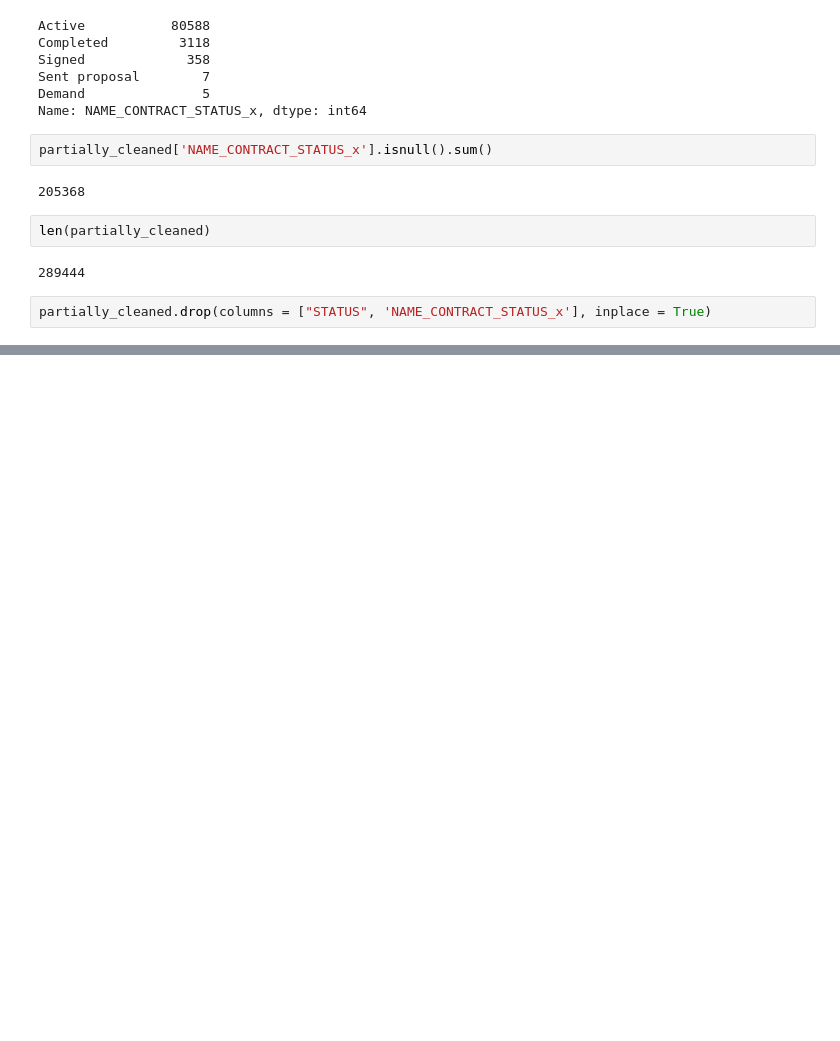
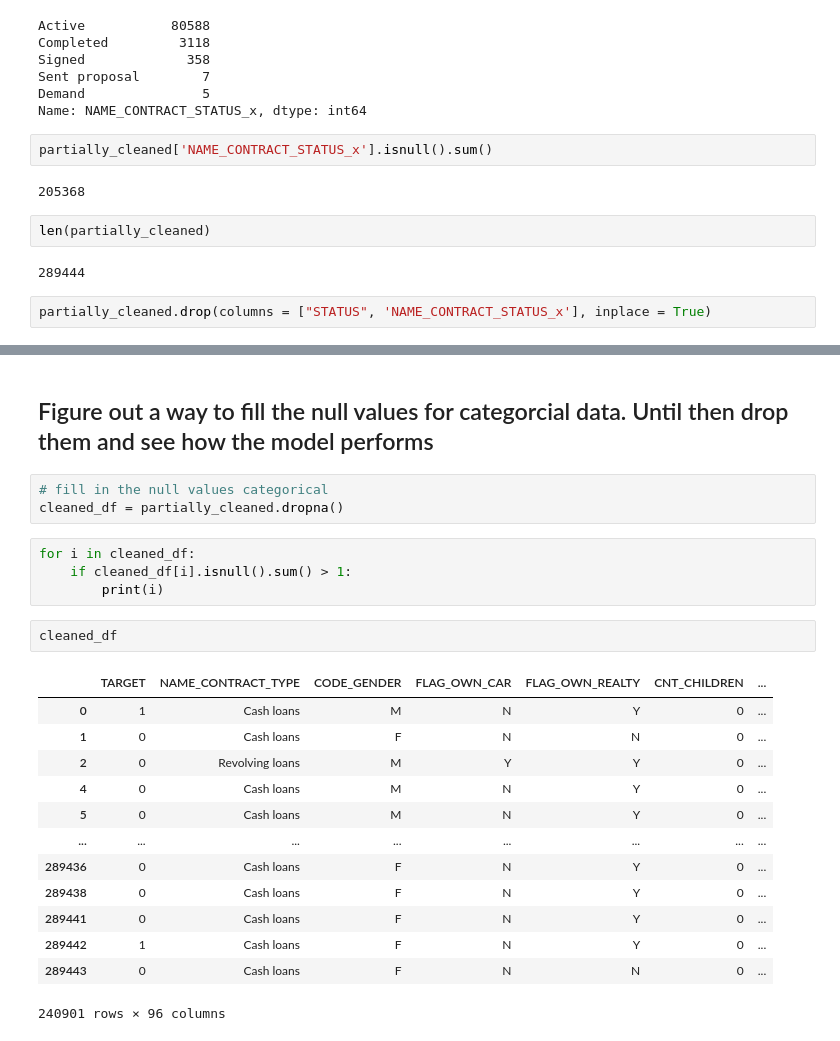
Before and after one commit to justinm329/Home_Credit_Risk, a Jupyter notebook: Credit_Risk.ipynb, the cells around one changed output, grey strips where cells are left out. Cells and saved outputs as stored; diff of their text form; blank space fills up the shorter version.

```diff
--- a/Credit_Risk.ipynb
+++ b/Credit_Risk.ipynb
@@ -1037,0 +1108,25 @@ partially_cleaned.drop(columns = ["STATUS", 'NAME_CONTRACT_STATUS_x'], inplace =
+# %% [markdown]
+## Figure out a way to fill the null values for categorcial data. Until then drop them and see how the model performs
+# %%
+# fill in the null values categorical
+cleaned_df = partially_cleaned.dropna()
+# %%
+for i in cleaned_df:
+    if cleaned_df[i].isnull().sum() > 1:
+        print(i)
+# %%
+cleaned_df
+# %% [output]
+|  | TARGET | NAME_CONTRACT_TYPE | CODE_GENDER | FLAG_OWN_CAR | FLAG_OWN_REALTY | CNT_CHILDREN | ... |
+| 0 | 1 | Cash loans | M | N | Y | 0 | ... |
+| 1 | 0 | Cash loans | F | N | N | 0 | ... |
+| 2 | 0 | Revolving loans | M | Y | Y | 0 | ... |
+| 4 | 0 | Cash loans | M | N | Y | 0 | ... |
+| 5 | 0 | Cash loans | M | N | Y | 0 | ... |
+| ... | ... | ... | ... | ... | ... | ... | ... |
+| 289436 | 0 | Cash loans | F | N | Y | 0 | ... |
+| 289438 | 0 | Cash loans | F | N | Y | 0 | ... |
+| 289441 | 0 | Cash loans | F | N | Y | 0 | ... |
+| 289442 | 1 | Cash loans | F | N | Y | 0 | ... |
+| 289443 | 0 | Cash loans | F | N | N | 0 | ... |
+240901 rows × 96 columns
```
Also changed, not shown: parts of 33 cells of this notebook.
